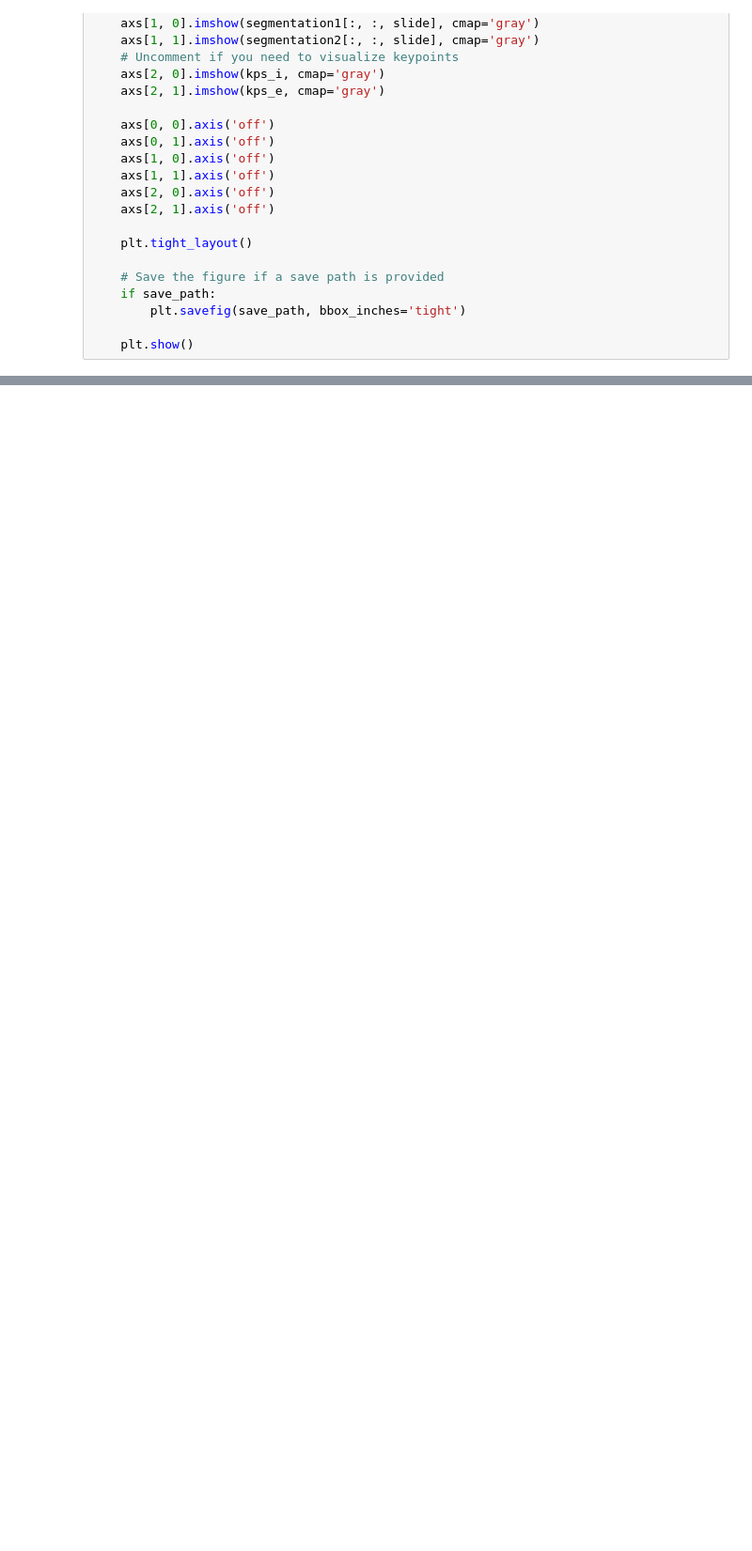
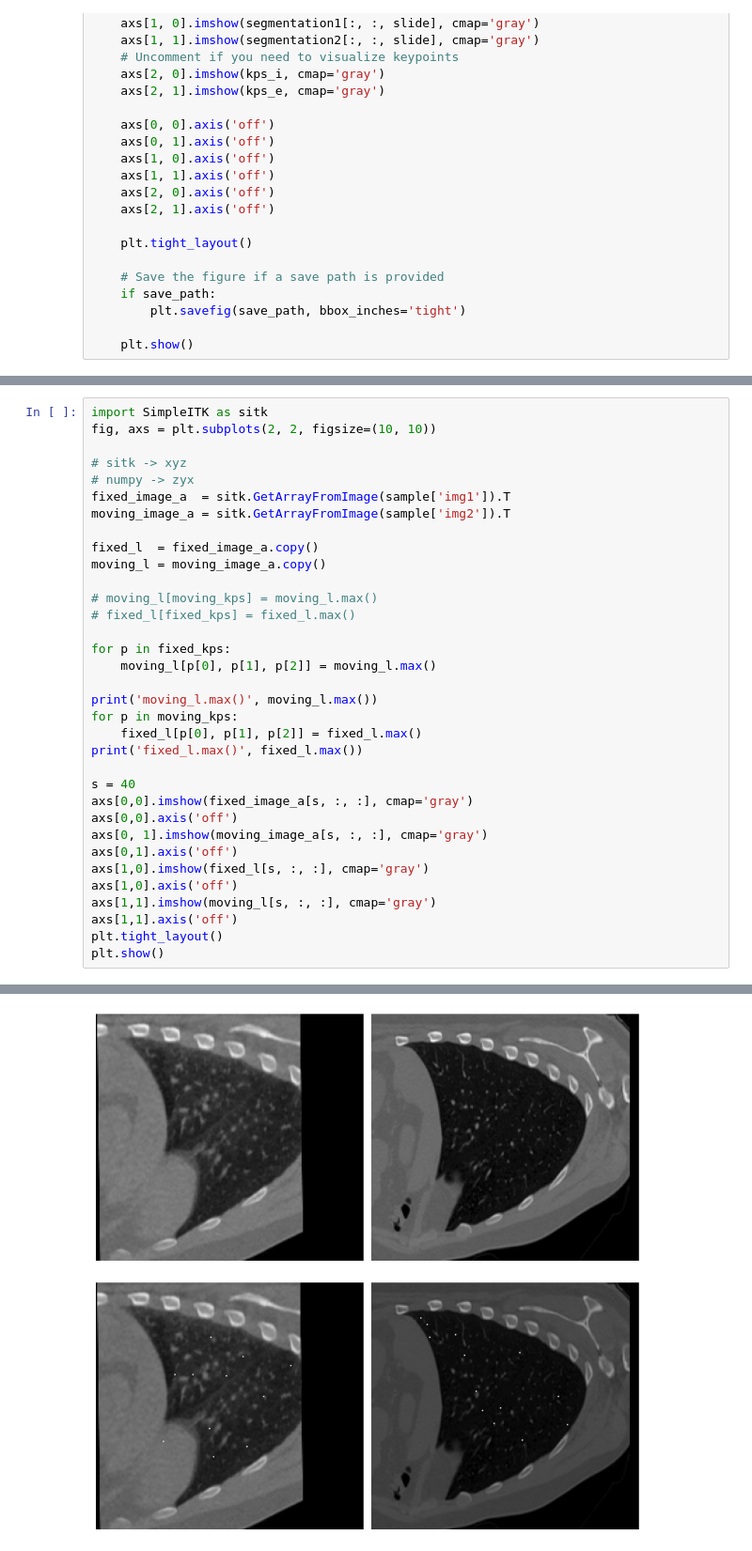
Before and after one commit to ljestaciocerquin/Med_Align_Net, a Jupyter notebook: notebooks/test_coords.ipynb, the cells around one changed output, grey strips where cells are left out. Shown at 94% size. Drawn from its saved outputs; the diff is of its cells as text; blank space fills up the shorter version.

```diff
--- a/notebooks/test_coords.ipynb
+++ b/notebooks/test_coords.ipynb
@@ -88,0 +155,35 @@ Spacing [1, 1, 1] (14.415242826591285, 5.741956391904727)
+# %%
+import SimpleITK as sitk
+fig, axs = plt.subplots(2, 2, figsize=(10, 10))
+
+# sitk -> xyz
+# numpy -> zyx
+fixed_image_a  = sitk.GetArrayFromImage(sample['img1']).T
+moving_image_a = sitk.GetArrayFromImage(sample['img2']).T
+
+fixed_l  = fixed_image_a.copy()
+moving_l = moving_image_a.copy()
+
+# moving_l[moving_kps] = moving_l.max()
+# fixed_l[fixed_kps] = fixed_l.max()
+
+for p in fixed_kps:
+    moving_l[p[0], p[1], p[2]] = moving_l.max()
+
+print('moving_l.max()', moving_l.max())
+for p in moving_kps:
+    fixed_l[p[0], p[1], p[2]] = fixed_l.max()
+print('fixed_l.max()', fixed_l.max())
+
+s = 40
+axs[0,0].imshow(fixed_image_a[s, :, :], cmap='gray')
+axs[0,0].axis('off')
+axs[0, 1].imshow(moving_image_a[s, :, :], cmap='gray')
+axs[0,1].axis('off')
+axs[1,0].imshow(fixed_l[s, :, :], cmap='gray')
+axs[1,0].axis('off')
+axs[1,1].imshow(moving_l[s, :, :], cmap='gray')
+axs[1,1].axis('off')
+plt.tight_layout()
+plt.show()
+# %% [output]
@@ -88,0 +192 @@ Spacing [1, 1, 1] (14.415242826591285, 5.741956391904727)
+[figure, added]
```
Also changed, not shown: parts of 9 cells of this notebook, 3 other files.
